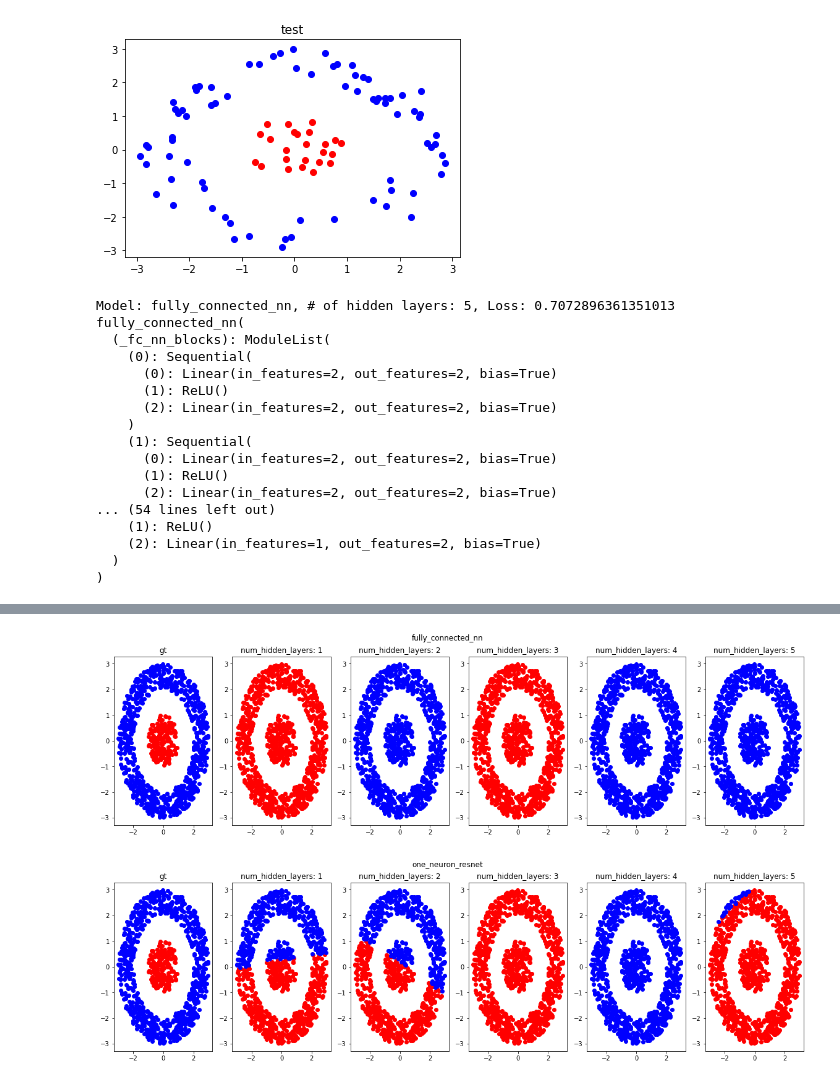
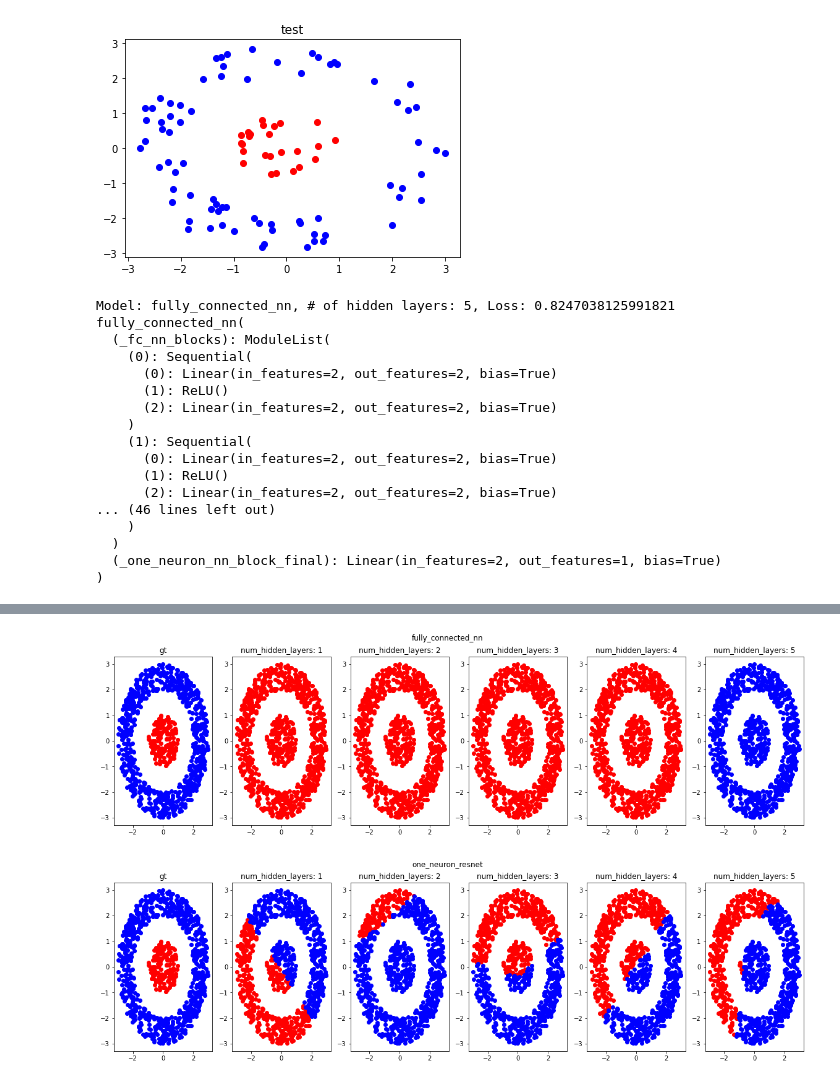
Before and after one commit to festa78/colab_experiments, a Jupyter notebook: one_neuron_resnet.ipynb, the cells around one changed output, grey strips where cells are left out. Cells and saved outputs as stored; diff of their text form; code cells hidden in the pictures.

```diff
--- a/one_neuron_resnet.ipynb
+++ b/one_neuron_resnet.ipynb
@@ -55,8 +55,8 @@ for i, label in enumerate(test_data['label']):
 def scatter_on_ax(dataset: typing.Dict[str, np.array], ax, title):
   x1 = dataset['input'][dataset['label'] == 1, 0]
   y1 = dataset['input'][dataset['label'] == 1, 1]
-  x2 = dataset['input'][dataset['label'] == 0, 0]
-  y2 = dataset['input'][dataset['label'] == 0, 1]
+  x2 = dataset['input'][dataset['label'] == -1, 0]
+  y2 = dataset['input'][dataset['label'] == -1, 1]
   ax.scatter(x1, y1, c='red')
   ax.scatter(x2, y2, c='blue')
   ax.set_title(title)
@@ -68,14 +68,14 @@ def create_dataset_plot(dataset: typing.Dict[str, np.array], title):
 
 create_dataset_plot(create_dataset(100), 'test')
 # %% [output]
-[figure, old version]
+[figure, new version]
 # %%
 class fully_connected_nn(torch.nn.Module):
   def __init__(self, num_hidden_layers=5):
     super().__init__()
     self.num_hidden_layers = num_hidden_layers
     self._fc_nn_blocks = torch.nn.ModuleList(self._fc_nn_block() for _ in range(num_hidden_layers))
-    self._fc_nn_block_final = self._fc_nn_block()
+    self._fc_nn_block_final = torch.nn.Linear(NUM_INPUT_DIM, 1)
 
   @staticmethod
   def _fc_nn_block():
@@ -89,17 +89,17 @@ class fully_connected_nn(torch.nn.Module):
     result = x
     for block in self._fc_nn_blocks:
       result = block(result)
-    return self._fc_nn_block_final(result)
+    return self._fc_nn_block_final(result).squeeze()
 
 test_model = fully_connected_nn()
-assert test_model(torch.rand((100, 2))).size() == torch.Size((100, 2))
+assert test_model(torch.rand((100, 2))).size() == torch.Size((100,))
 # %%
 class one_neuron_resnet(torch.nn.Module):
   def __init__(self, num_hidden_layers=5):
     super().__init__()
     self.num_hidden_layers = num_hidden_layers
     self._one_neuron_nn_blocks = torch.nn.ModuleList(self._one_neuron_nn_block() for _ in range(num_hidden_layers))
-    self._one_neuron_nn_block_final = self._one_neuron_nn_block()
+    self._one_neuron_nn_block_final = torch.nn.Linear(NUM_INPUT_DIM, 1)
 
   @staticmethod
   def _one_neuron_nn_block() -> torch.nn.modules.container.Sequential:
@@ -113,20 +113,21 @@ class one_neuron_resnet(torch.nn.Module):
     result = x
     for block in self._one_neuron_nn_blocks:
       result = block(result) + result
-    return self._one_neuron_nn_block_final(result)
+    return self._one_neuron_nn_block_final(result).squeeze()
 
 test_model = one_neuron_resnet()
-assert test_model(torch.rand((100, 2))).size() == torch.Size((100, 2))
+assert test_model(torch.rand((100, 2))).size() == torch.Size((100,))
 # %%
+def logistic_loss(y_pred: torch.Tensor, y_gt: torch.Tensor) -> torch.Tensor:
+  return torch.mean(torch.log(1. + torch.exp(-y_pred * y_gt)))
+
 def train(dataset: typing.Dict[str, torch.Tensor], model_fn: torch.nn.Module, num_epochs: int = 100, learning_rate: float = 1.e-4) -> torch.nn.modules.container.Sequential:
   model = model_fn()
-  criterion = torch.nn.CrossEntropyLoss()
-  # optimizer = torch.optim.SGD(model.parameters(), lr=learning_rate)
-  optimizer = torch.optim.Adam(model.parameters(), lr=learning_rate)
+  optimizer = torch.optim.SGD(model.parameters(), lr=learning_rate)
 
-  for i in range(num_epochs):
+  for _ in range(num_epochs):
     y_pred = model(dataset['input'])
-    loss = criterion(y_pred, dataset['label'])
+    loss = logistic_loss(y_pred, dataset['label'])
     optimizer.zero_grad()
     loss.backward()
     optimizer.step()
@@ -135,10 +136,10 @@ def train(dataset: typing.Dict[str, torch.Tensor], model_fn: torch.nn.Module, nu
 
   return model
 
-print(train({'input': torch.randn(100, 2), 'label': torch.randint(2, (100,))}, fully_connected_nn, 2))
-print(train({'input': torch.randn(100, 2), 'label': torch.randint(2, (100,))}, one_neuron_resnet, 2))
+print(train({'input': torch.randn(100, 2), 'label': torch.randint(2, (100,)) * 2 - 1}, fully_connected_nn, 2))
+print(train({'input': torch.randn(100, 2), 'label': torch.randint(2, (100,)) * 2 - 1}, one_neuron_resnet, 2))
 # %% [output]
-Model: fully_connected_nn, # of hidden layers: 5, Loss: 0.7072896361351013
+Model: fully_connected_nn, # of hidden layers: 5, Loss: 0.8247038125991821
 fully_connected_nn(
   (_fc_nn_blocks): ModuleList(
     (0): Sequential(
@@ -150,19 +151,19 @@ fully_connected_nn(
       (0): Linear(in_features=2, out_features=2, bias=True)
       (1): ReLU()
       (2): Linear(in_features=2, out_features=2, bias=True)
-... (54 lines left out)
-    (1): ReLU()
-    (2): Linear(in_features=1, out_features=2, bias=True)
+... (46 lines left out)
+    )
   )
+  (_one_neuron_nn_block_final): Linear(in_features=2, out_features=1, bias=True)
 )
 # %%
 def convert_to_torch_dataset(dataset: typing.Dict[str, np.array]) -> typing.Dict[str, torch.Tensor]:
   return {
       'input': torch.from_numpy(dataset['input']).float(),
-      'label': torch.from_numpy(dataset['label']).long(),
+      'label': torch.from_numpy(dataset['label']).float(),
   }
 
-def main(max_num_hidden_layers: int = 5, num_samples: int = 1000, num_epochs: int = 200, learning_rate: float = 1.e-4):
+def main(max_num_hidden_layers: int = 5, num_samples: int = 1000, num_epochs: int = 200, learning_rate: float = 1.e-3):
   dataset = create_dataset(num_samples)
 
   for model_fn in (fully_connected_nn, one_neuron_resnet):
@@ -173,8 +174,10 @@ def main(max_num_hidden_layers: int = 5, num_samples: int = 1000, num_epochs: in
 
     for num_hidden_layers in range(1, max_num_hidden_layers + 1):
       model = train(convert_to_torch_dataset(dataset), partial(model_fn, num_hidden_layers=num_hidden_layers), num_epochs)
-      y_pred = model(convert_to_torch_dataset(dataset)['input']).argmax(dim=1).detach().numpy()
+      y_pred = (model(convert_to_torch_dataset(dataset)['input']).detach().numpy() > 0).astype(np.int) * 2 - 1
       scatter_on_ax({'input': dataset['input'], 'label': y_pred}, fig.add_subplot(1, num_plot_column, 1 + num_hidden_layers), 'num_hidden_layers: {}'.format(num_hidden_layers))
 
+    fig.show()
+
 main()
 # %% [output]
@@ -191,2 +194,2 @@ Model: one_neuron_resnet, # of hidden layers: 5, Loss: 0.9537074565887451
-[figure, old version]
+[figure, new version]
-[figure, old version]
+[figure, new version]
```
Also changed, not shown: parts of 2 cells of this notebook.
